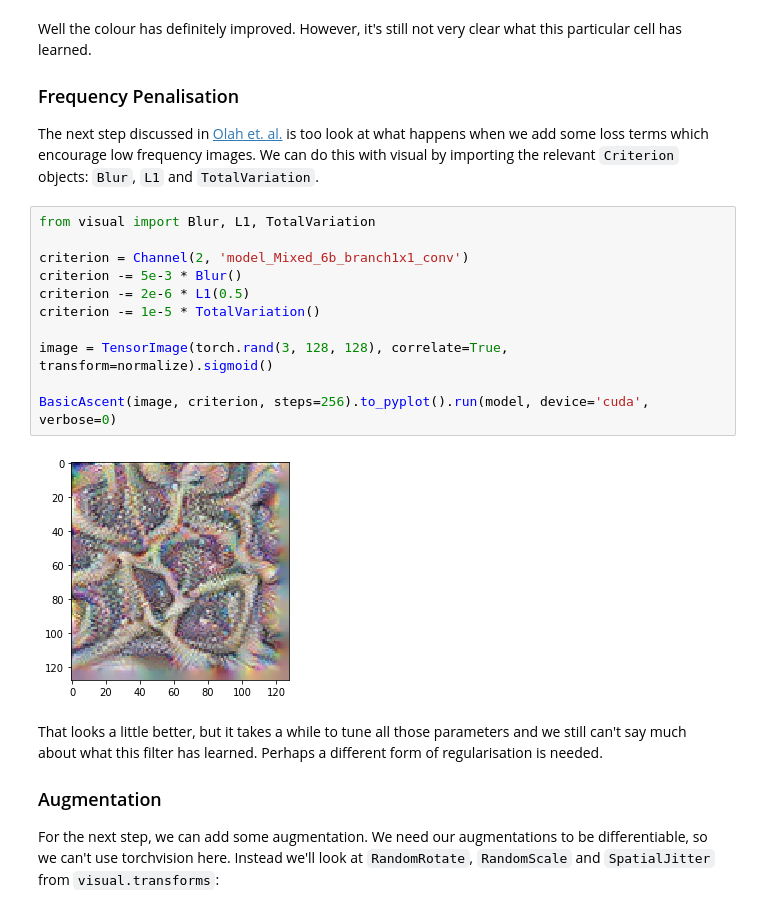
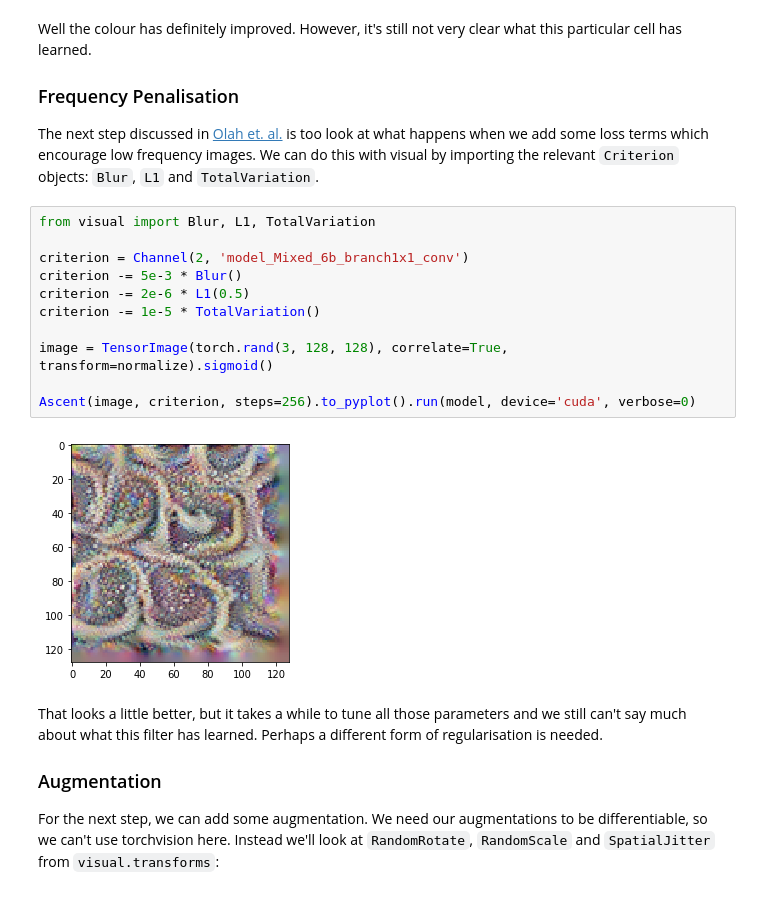
Before and after one commit to pytorchbearer/visual, a Jupyter notebook: docs/_static/notebooks/quickstart.ipynb, the cells around one changed output. Saved outputs shown, nothing was run; the diff lists cells and outputs as text.

```diff
--- a/docs/_static/notebooks/quickstart.ipynb
+++ b/docs/_static/notebooks/quickstart.ipynb
@@ -90,16 +90,16 @@ The next step discussed in [Olah et. al.](https://distill.pub/2017/feature-visua
 # %%
 from visual import Blur, L1, TotalVariation
 
 criterion = Channel(2, 'model_Mixed_6b_branch1x1_conv')
 criterion -= 5e-3 * Blur()
 criterion -= 2e-6 * L1(0.5)
 criterion -= 1e-5 * TotalVariation()
 
 image = TensorImage(torch.rand(3, 128, 128), correlate=True, transform=normalize).sigmoid()
 
-BasicAscent(image, criterion, steps=256).to_pyplot().run(model, device='cuda', verbose=0)
+Ascent(image, criterion, steps=256).to_pyplot().run(model, device='cuda', verbose=0)
 # %% [output]
-[figure, old version]
+[figure, new version]
 # %% [markdown]
 That looks a little better, but it takes a while to tune all those parameters and we still can't say much about what this filter has learned. Perhaps a different form of regularisation is needed.
 
```
Also changed, not shown: parts of 6 cells of this notebook, 9 other files.
